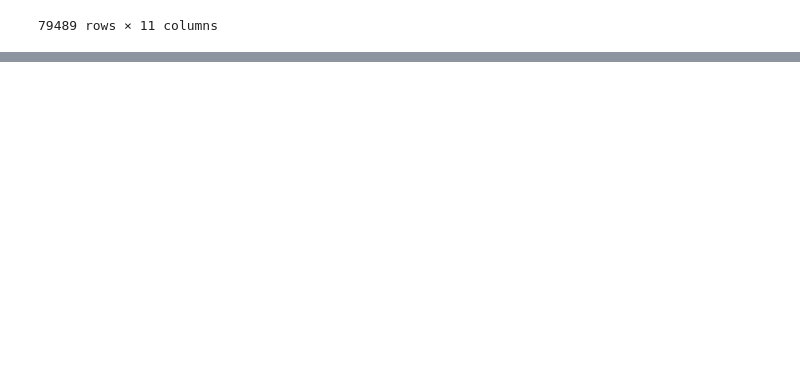
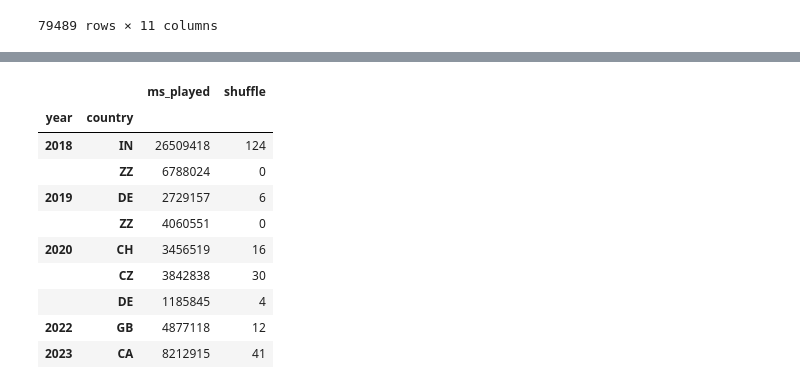
Before and after one commit to ssharmaSD/mySpotifyWrapped, a Jupyter notebook: Suhani's Wrapped.ipynb, the cells around one changed output, grey strips where cells are left out. Saved outputs shown, nothing was run; the diff lists cells and outputs as text; code cells hidden in the pictures; blank space fills up the shorter version.

```diff
--- a/Suhani's Wrapped.ipynb
+++ b/Suhani's Wrapped.ipynb
@@ -1088,0 +827,16 @@ all_music
+# %%
+non_us = all_music[all_music['country'] != 'US']
+grouped_by_country = non_us.groupby(['year', 'country']).sum()
+grouped_by_country
+# %% [output]
+|  |  | ms_played | shuffle |
+| year | country |  |  |
+| 2018 | IN | 26509418 | 124 |
+|  | ZZ | 6788024 | 0 |
+| 2019 | DE | 2729157 | 6 |
+|  | ZZ | 4060551 | 0 |
+| 2020 | CH | 3456519 | 16 |
+|  | CZ | 3842838 | 30 |
+|  | DE | 1185845 | 4 |
+| 2022 | GB | 4877118 | 12 |
+| 2023 | CA | 8212915 | 41 |
```
Also changed, not shown: parts of 45 cells of this notebook.
